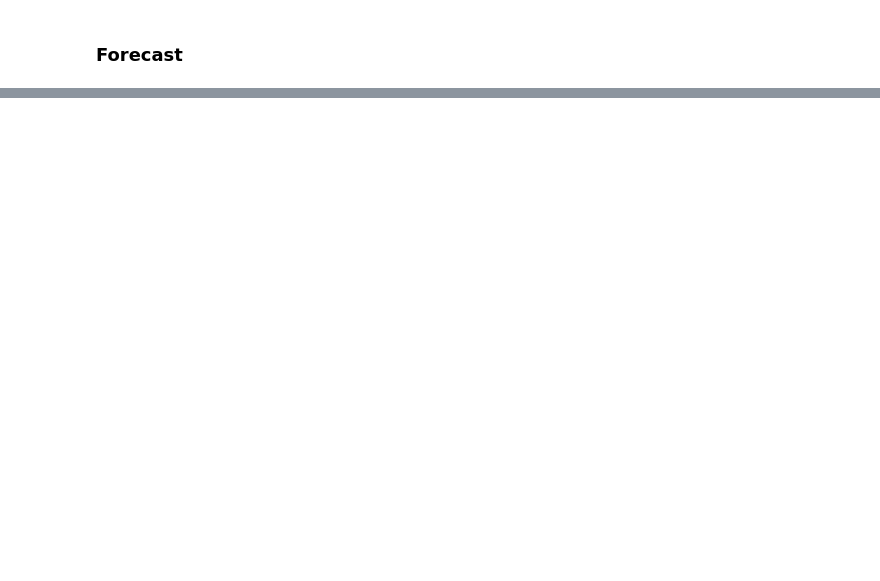
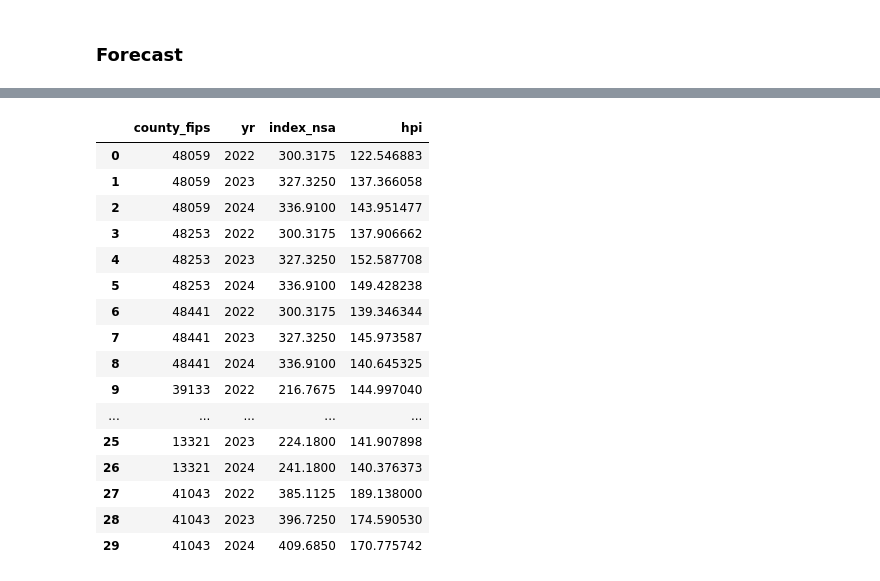
Before and after one commit to Ramil-cyber/Capstone_Citizensbank_climate-risk_insurance-exposure_monitoring, a Jupyter notebook: 03_code/data_exploration/lstm_arima_v1.ipynb, the cells around one changed output, grey strips where cells are left out. Drawn from its saved outputs; the diff is of its cells as text; code cells hidden in the pictures; blank space fills up the shorter version.

```diff
--- a/03_code/data_exploration/lstm_arima_v1.ipynb
+++ b/03_code/data_exploration/lstm_arima_v1.ipynb
@@ -418,0 +455,21 @@ KeyError: 'county_fips'
+# %%
+hpi_pred_actual = all_results.merge(hpi, "inner", ["yr", "county_fips"])
+hpi_pred_actual[["county_fips", "yr", "index_nsa", "hpi"]]
+# %% [output]
+|  | county_fips | yr | index_nsa | hpi |
+| 0 | 48059 | 2022 | 300.3175 | 122.546883 |
+| 1 | 48059 | 2023 | 327.3250 | 137.366058 |
+| 2 | 48059 | 2024 | 336.9100 | 143.951477 |
+| 3 | 48253 | 2022 | 300.3175 | 137.906662 |
+| 4 | 48253 | 2023 | 327.3250 | 152.587708 |
+| 5 | 48253 | 2024 | 336.9100 | 149.428238 |
+| 6 | 48441 | 2022 | 300.3175 | 139.346344 |
+| 7 | 48441 | 2023 | 327.3250 | 145.973587 |
+| 8 | 48441 | 2024 | 336.9100 | 140.645325 |
+| 9 | 39133 | 2022 | 216.7675 | 144.997040 |
+| ... | ... | ... | ... | ... |
+| 25 | 13321 | 2023 | 224.1800 | 141.907898 |
+| 26 | 13321 | 2024 | 241.1800 | 140.376373 |
+| 27 | 41043 | 2022 | 385.1125 | 189.138000 |
+| 28 | 41043 | 2023 | 396.7250 | 174.590530 |
+| 29 | 41043 | 2024 | 409.6850 | 170.775742 |
```
Also changed, not shown: parts of 11 cells of this notebook, 2 other files.
